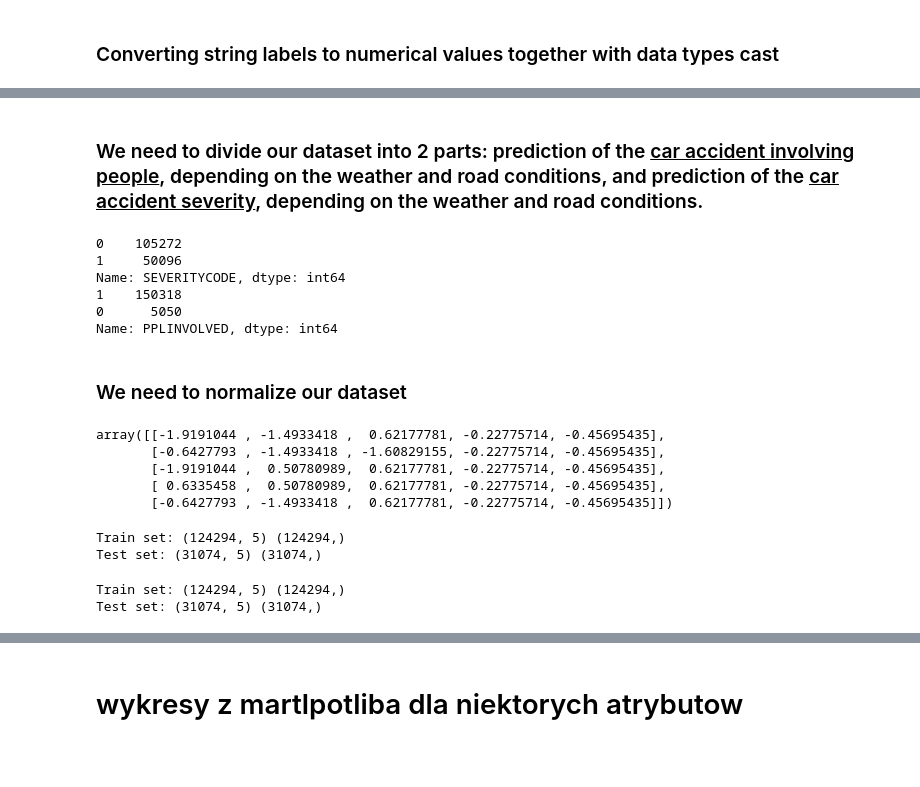
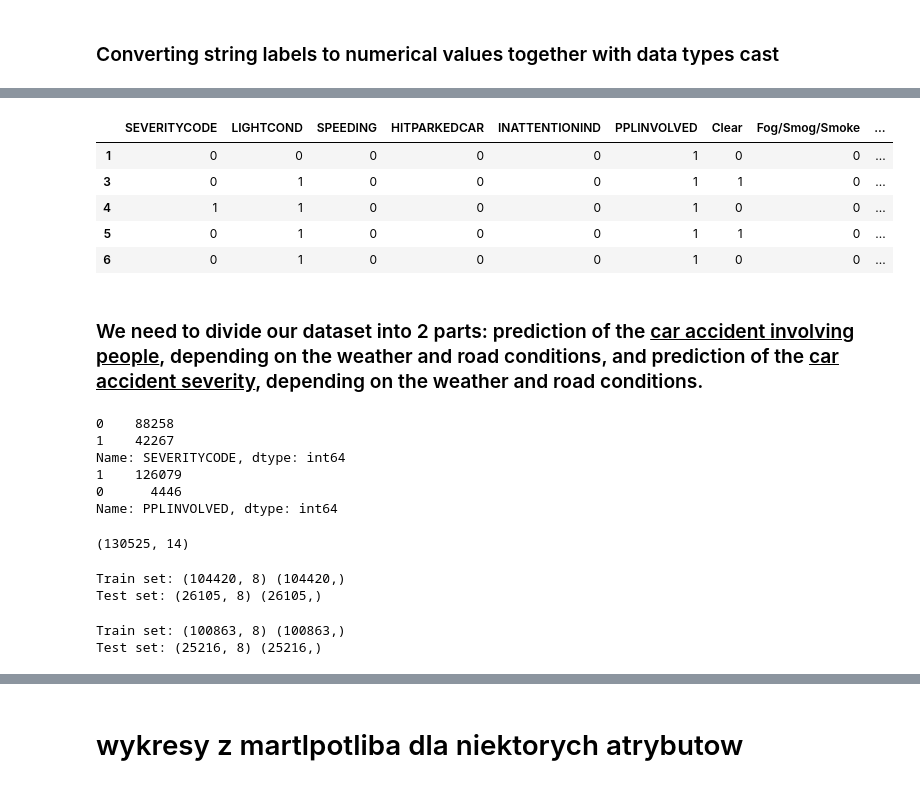
Before and after one commit to lukaszrbk/Coursera_Capstone, a Jupyter notebook: Applied Data Science Capstone Assignment.ipynb, the cells around one changed output, grey strips where cells are left out. Drawn from its saved outputs; the diff is of its cells as text; code cells hidden in the pictures; blank space fills up the shorter version.

```diff
--- a/Applied Data Science Capstone Assignment.ipynb
+++ b/Applied Data Science Capstone Assignment.ipynb
@@ -311,0 +340,2 @@ df.head()
+# %%
+df=df.loc[df['ROADCOND'] != 'Sand/Mud/Dirt']
@@ -311,0 +371,7 @@ df.head()
+# %%
+df=df.join(pd.get_dummies(df['WEATHER']))
+# %%
+roadcond=pd.get_dummies(df['ROADCOND'])
+roadcond.rename(columns={'Wet':'ROAD_Wet', 'Dry':'ROAD_Dry', 'Snow/Slush':'ROAD_Snow', 'Ice':'ROAD_Ice', 'Sand/Mud/Dirt':'ROAD_Mud', 'Oil':'ROAD_Oil'}, inplace=True)
+df.drop('WEATHER',axis=1,inplace=True)
+df.drop('ROADCOND',axis=1,inplace=True)
@@ -312,49 +380,49 @@ df.head()
+# %%
+df=df.astype('int64')
+df.columns
+df.head()
+# %% [output]
+|  | SEVERITYCODE | LIGHTCOND | SPEEDING | HITPARKEDCAR | INATTENTIONIND | PPLINVOLVED | Clear | Fog/Smog/Smoke | ... |
+| 1 | 0 | 0 | 0 | 0 | 0 | 1 | 0 | 0 | ... |
+| 3 | 0 | 1 | 0 | 0 | 0 | 1 | 1 | 0 | ... |
+| 4 | 1 | 1 | 0 | 0 | 0 | 1 | 0 | 0 | ... |
+| 5 | 0 | 1 | 0 | 0 | 0 | 1 | 1 | 0 | ... |
+| 6 | 0 | 1 | 0 | 0 | 0 | 1 | 0 | 0 | ... |
 # %% [markdown]
 ### We need to divide our dataset into 2 parts: prediction of the <u>car accident involving people</u>, depending on the weather and road conditions, and prediction of the <u>car accident severity</u>, depending on the weather and road conditions.
-# %%
-X=np.asarray(df[['WEATHER','ROADCOND','LIGHTCOND','SPEEDING','INATTENTIONIND']])
-
-Yppl=np.asarray(df['PPLINVOLVED'])
-
-Ysev=np.asarray(df['SEVERITYCODE'])
-
-print(df['SEVERITYCODE'].value_counts())
-print(df['PPLINVOLVED'].value_counts())
-# %% [output]
-0    105272
-1     50096
-Name: SEVERITYCODE, dtype: int64
-1    150318
-0      5050
-Name: PPLINVOLVED, dtype: int64
-# %% [markdown]
-### We need to normalize our dataset
-# %%
-from sklearn import preprocessing
-X = preprocessing.StandardScaler().fit(X).transform(X)
-X[0:5]
-# %% [output]
-array([[-1.9191044 , -1.4933418 ,  0.62177781, -0.22775714, -0.45695435],
-       [-0.6427793 , -1.4933418 , -1.60829155, -0.22775714, -0.45695435],
-       [-1.9191044 ,  0.50780989,  0.62177781, -0.22775714, -0.45695435],
-       [ 0.6335458 ,  0.50780989,  0.62177781, -0.22775714, -0.45695435],
-       [-0.6427793 , -1.4933418 ,  0.62177781, -0.22775714, -0.45695435]])
+# %%
+dfsev=df.loc[df['PPLINVOLVED'] == 1]
+
+Xppl=np.asarray(df[['Clear','Fog/Smog/Smoke','Raining','Snowing','ROAD_Dry','ROAD_Ice','ROAD_Snow','ROAD_Wet']])
+
+Xsev=np.asarray(dfsev[['Clear','Fog/Smog/Smoke','Raining','Snowing','ROAD_Dry','ROAD_Ice','ROAD_Snow','ROAD_Wet']])
+
+Yppl=np.asarray(df['PPLINVOLVED'])
+
+Ysev=np.asarray(dfsev['SEVERITYCODE'])
+# %% [output]
+0    88258
+1    42267
+Name: SEVERITYCODE, dtype: int64
+1    126079
+0      4446
+Name: PPLINVOLVED, dtype: int64
+(130525, 14)
 # %%
 from sklearn.model_selection import train_test_split
-Xppl_train, Xppl_test, Yppl_train, Yppl_test = train_test_split( X, Yppl, test_size=0.2, random_state=4)
+Xppl_train, Xppl_test, Yppl_train, Yppl_test = train_test_split( Xppl, Yppl, test_size=0.2, random_state=4)
 print ('Train set:', Xppl_train.shape,  Yppl_train.shape)
 print ('Test set:', Xppl_test.shape,  Yppl_test.shape)
 # %% [output]
-Train set: (124294, 5) (124294,)
-Test set: (31074, 5) (31074,)
+Train set: (104420, 8) (104420,)
+Test set: (26105, 8) (26105,)
 # %%
-from sklearn.model_selection import train_test_split
-Xsev_train, Xsev_test, Ysev_train, Ysev_test = train_test_split( X, Ysev, test_size=0.2, random_state=4)
+Xsev_train, Xsev_test, Ysev_train, Ysev_test = train_test_split( Xsev, Ysev, test_size=0.2, random_state=4)
 print ('Train set:', Xsev_train.shape,  Ysev_train.shape)
 print ('Test set:', Xsev_test.shape,  Ysev_test.shape)
 # %% [output]
-Train set: (124294, 5) (124294,)
-Test set: (31074, 5) (31074,)
+Train set: (100863, 8) (100863,)
+Test set: (25216, 8) (25216,)
 # %%
 from sklearn.linear_model import LogisticRegression
 from sklearn.metrics import confusion_matrix
```
Also changed, not shown: parts of 27 cells of this notebook.
